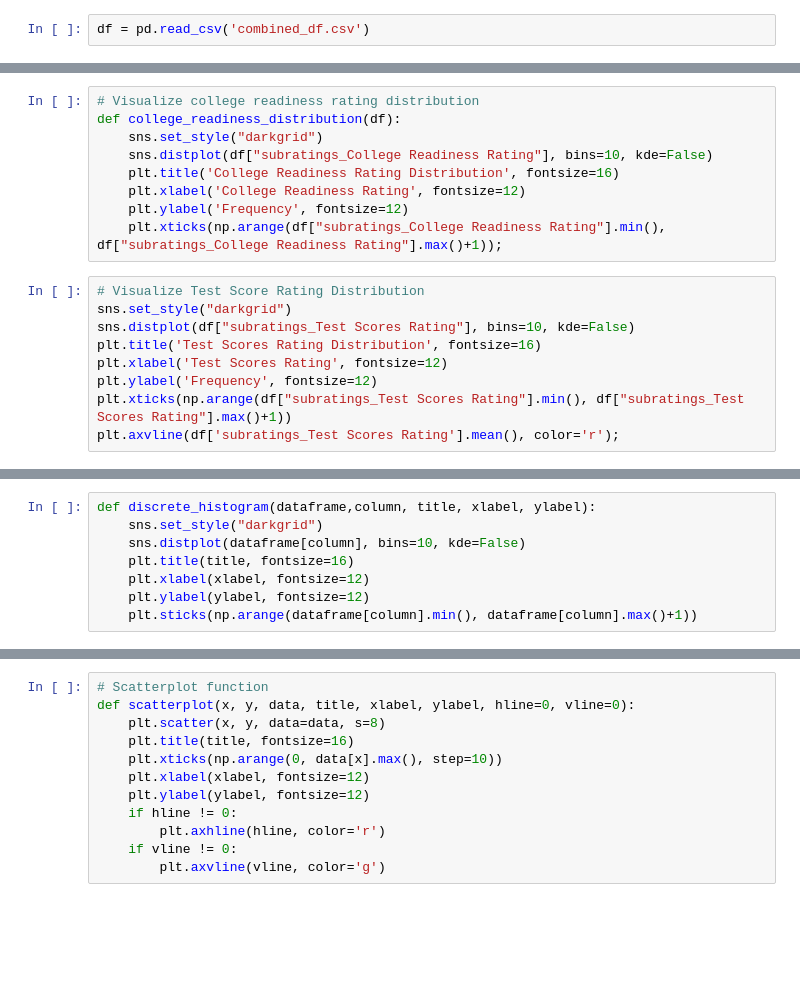
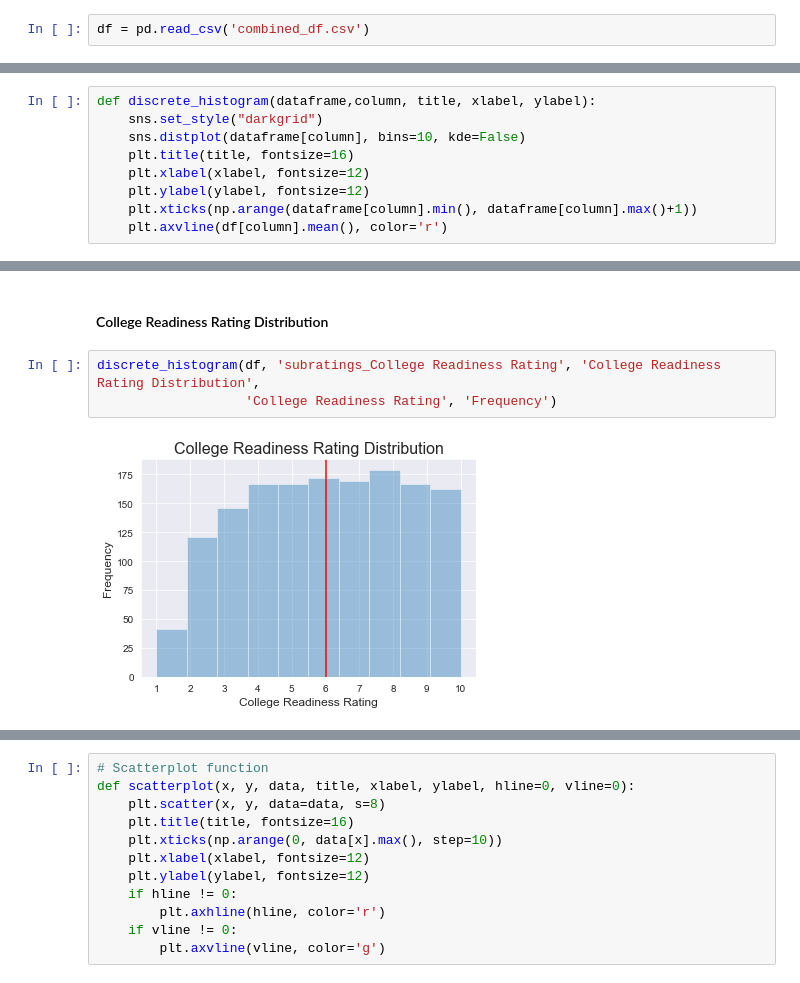
Before and after one commit to MLondon1027/Great-Schools-Ratings, a Jupyter notebook: Capstone_1_EDA.ipynb, the cells around one changed output, grey strips where cells are left out. Saved outputs shown, nothing was run; the diff lists cells and outputs as text; blank space fills up the shorter version.

Commit message:
Updated EDA with new dist plots

```diff
--- a/Capstone_1_EDA.ipynb
+++ b/Capstone_1_EDA.ipynb
@@ -10,18 +12,9 @@ df = pd.read_csv('combined_df.csv')
 # %%
-# Visualize college readiness rating distribution
-def college_readiness_distribution(df):
+def discrete_histogram(dataframe,column, title, xlabel, ylabel):
     sns.set_style("darkgrid")
-    sns.distplot(df["subratings_College Readiness Rating"], bins=10, kde=False)
-    plt.title('College Readiness Rating Distribution', fontsize=16)
-    plt.xlabel('College Readiness Rating', fontsize=12)
-    plt.ylabel('Frequency', fontsize=12)
-    plt.xticks(np.arange(df["subratings_College Readiness Rating"].min(), df["subratings_College Readiness Rating"].max()+1));
+    sns.distplot(dataframe[column], bins=10, kde=False)
+    plt.title(title, fontsize=16)
+    plt.xlabel(xlabel, fontsize=12)
+    plt.ylabel(ylabel, fontsize=12)
+    plt.xticks(np.arange(dataframe[column].min(), dataframe[column].max()+1))
+    plt.axvline(df[column].mean(), color='r')
-# %%
-# Visualize Test Score Rating Distribution
-sns.set_style("darkgrid")
-sns.distplot(df["subratings_Test Scores Rating"], bins=10, kde=False)
-plt.title('Test Scores Rating Distribution', fontsize=16)
-plt.xlabel('Test Scores Rating', fontsize=12)
-plt.ylabel('Frequency', fontsize=12)
-plt.xticks(np.arange(df["subratings_Test Scores Rating"].min(), df["subratings_Test Scores Rating"].max()+1))
-plt.axvline(df['subratings_Test Scores Rating'].mean(), color='r');
@@ -30,8 +20,0 @@ plt.axvline(df['subratings_Test Scores Rating'].mean(), color='r');
-# %%
-def discrete_histogram(dataframe,column, title, xlabel, ylabel):
-    sns.set_style("darkgrid")
-    sns.distplot(dataframe[column], bins=10, kde=False)
-    plt.title(title, fontsize=16)
-    plt.xlabel(xlabel, fontsize=12)
-    plt.ylabel(ylabel, fontsize=12)
-    plt.sticks(np.arange(dataframe[column].min(), dataframe[column].max()+1))
@@ -37,0 +28,7 @@ def discrete_histogram(dataframe,column, title, xlabel, ylabel):
+# %% [markdown]
+#### College Readiness Rating Distribution
+# %%
+discrete_histogram(df, 'subratings_College Readiness Rating', 'College Readiness Rating Distribution',
+                   'College Readiness Rating', 'Frequency')
+# %% [output]
+[figure, added]
```
Also changed, not shown: parts of 10 cells of this notebook.
